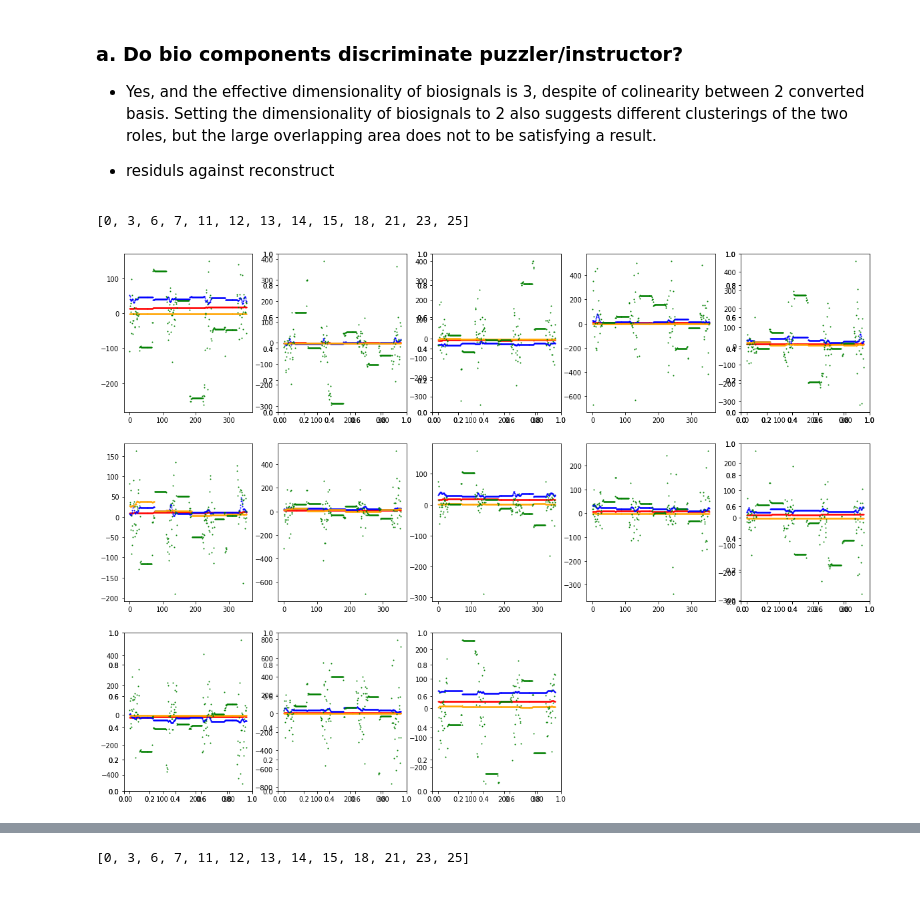
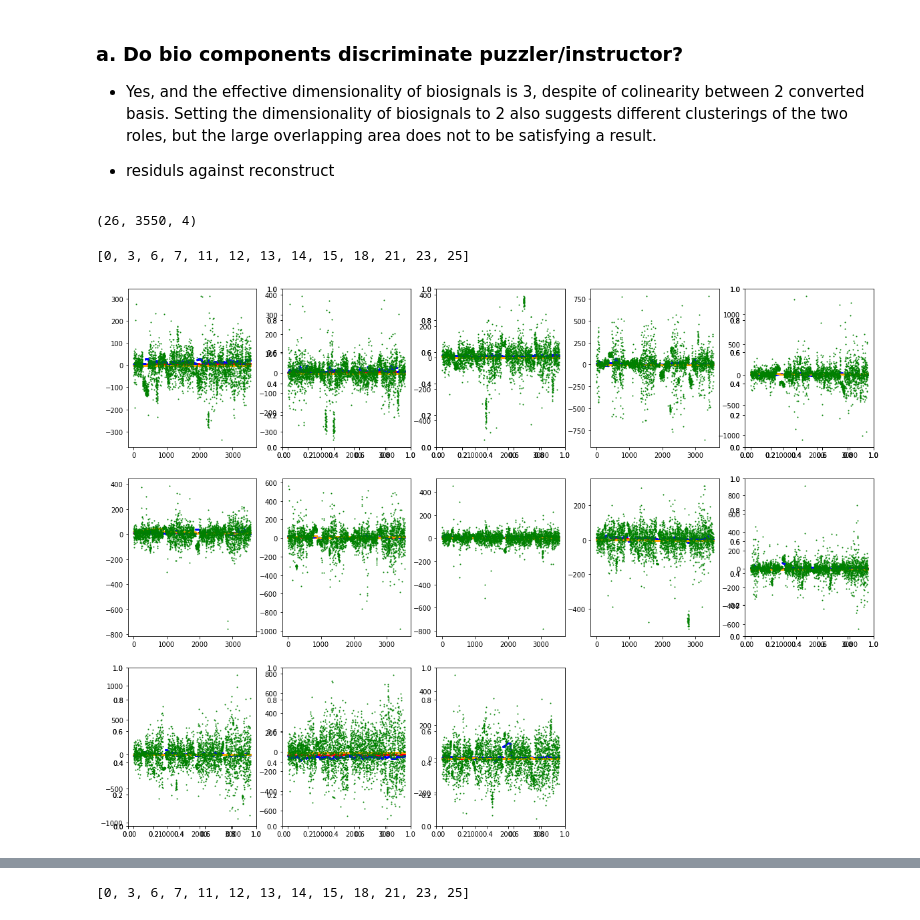
Before and after one commit to s180820/02582-Case2, a Jupyter notebook: case2_tucker.ipynb, the cells around one changed output, grey strips where cells are left out. Cells and saved outputs as stored; diff of their text form; code cells hidden in the pictures.

```diff
--- a/case2_tucker.ipynb
+++ b/case2_tucker.ipynb
@@ -407,0 +419,6 @@ for i,b in enumerate(bio_types[:-1]):
+# %%
+experiment_time = [(df.time.max() - df.time.min()).to_numpy() for df in dfs_bios_by_person]
+phase_percentage=[]
+
+for p in range(26):
+    phase_percentage.append(phase_time[p]/experiment_time[p])
@@ -430,13 +449,0 @@ dfs_bios_by_person[0]
-# %%
-### concatenate all df to np.array: [26 samples(participants)* 355 timepoints * 4 features]
-
-n_timepoints = int(np.min([len(item) for item in dfs_bios_by_person])/10)
-x = np.zeros((N_ppl, n_timepoints, 4))
-
-for i,df in enumerate(dfs_bios_by_person):
-    df = df[df['phase']==2]
-    rng = pd.date_range(df.time.min(), df.time.max(), periods=n_timepoints)
-    x[i,:] = df.set_index('time').reindex(rng, method='nearest')[bio_types[:-1]].to_numpy()
-
-
-x.shape
@@ -528,4 +512,8 @@ res = x-x_reconstruct
 # %%
+core, factors = tucker(x, rank=[2, 4, 3])
+x_reconstruct = tucker_to_tensor((core, factors))
+res = x-x_reconstruct
+
 print(core[0])
 print('\n')
 print(core[1])
@@ -560,6 +550,21 @@ print([f.shape for f in factors])
 Setting the dimensionality of biosignals to 2 also suggests different clusterings of the two roles, but the large overlapping area does not to be satisfying a result.
 
 - residuls against reconstruct
+# %%
+x_phase2 = np.zeros((N_ppl, n_timepoints, 4))
+
+for i,df in enumerate(dfs_bios_by_person):
+    df = df[df.phase==2]
+    rng = pd.date_range(df.time.min(), df.time.max(), periods=n_timepoints)
+    x_phase2[i,:] = df.set_index('time').reindex(rng, method='nearest')[bio_types[:-1]].to_numpy()
+
+print(x_phase2.shape)
+
+core2, factors2 = tucker(x_phase2, rank=[2, 4, 3])
+x_reconstruct2 = tucker_to_tensor((core2, factors2))
+res2 = x_phase2-x_reconstruct2
+# %% [output]
+(26, 3550, 4)
 # %%
 puzzler_ind = []
 
@@ -576,17 +581,17 @@ puzzler_ind
 # %%
 colors=['red','blue','orange','green']
 
 fig = plt.figure(figsize=(20,20))
 k=0
 
 for p in range(26):
     ax = fig.add_subplot(4,5, k+1)
     if p in puzzler_ind:
         for d in range(4):
-            ax.scatter(range(355), res[p,:,d], s=1, c=colors[d])
+            ax.scatter(range(n_timepoints), res[p,:,d], s=1, c=colors[d])
         k+=1
 # %% [output]
-[figure, old version]
+[figure, new version]
 # %%
 fig = plt.figure(figsize=(20,20))
 k=0
```
Also changed, not shown: parts of 30 cells of this notebook.
